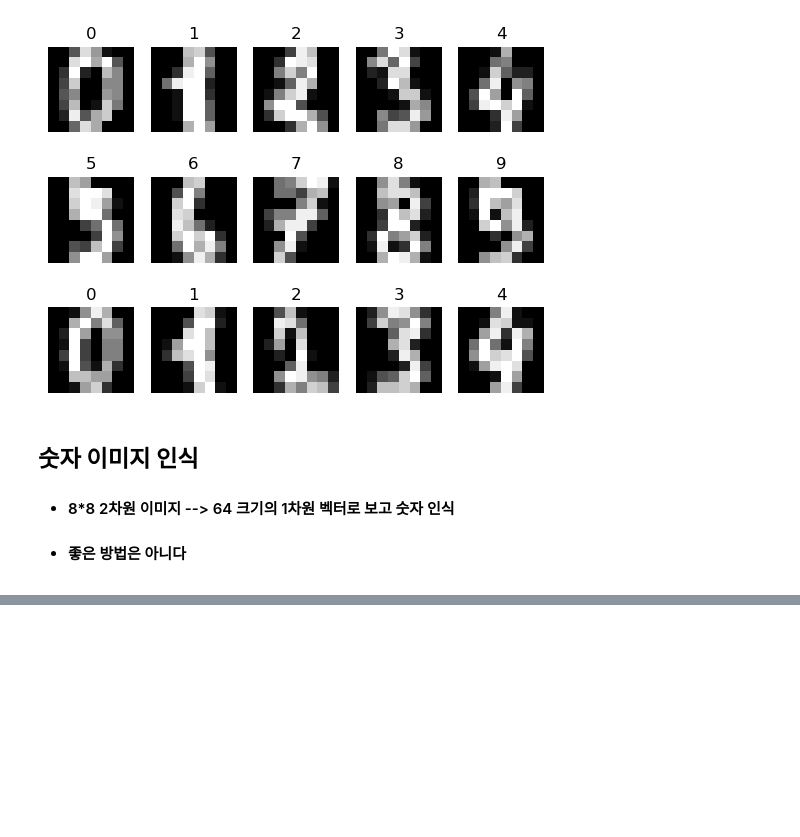
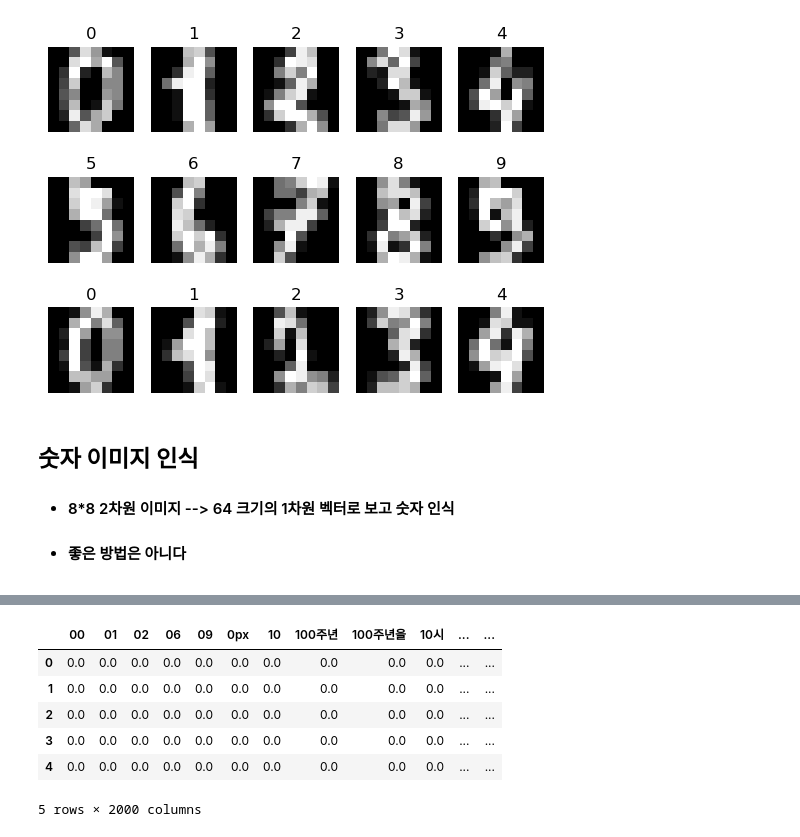
Before and after one commit to hanjaek/Data_Analysis, a Jupyter notebook: M3/Text_Mining.ipynb, the cells around one changed output, grey strips where cells are left out. Cells and saved outputs as stored; diff of their text form; code cells hidden in the pictures; blank space fills up the shorter version.

```diff
--- a/M3/Text_Mining.ipynb
+++ b/M3/Text_Mining.ipynb
@@ -194,0 +437,13 @@ from sklearn.metrics import accuracy_score
+# %%
+tv = TfidfVectorizer(max_features=2000)
+dtm = tv.fit_transform(news_text.tolist())
+df = pd.DataFrame(dtm.toarray(), columns = tv.get_feature_names_out())
+df.head(5)
+# %% [output]
+|  | 00 | 01 | 02 | 06 | 09 | 0px | 10 | 100주년 | 100주년을 | 10시 | ... | ... |
+| 0 | 0.0 | 0.0 | 0.0 | 0.0 | 0.0 | 0.0 | 0.0 | 0.0 | 0.0 | 0.0 | ... | ... |
+| 1 | 0.0 | 0.0 | 0.0 | 0.0 | 0.0 | 0.0 | 0.0 | 0.0 | 0.0 | 0.0 | ... | ... |
+| 2 | 0.0 | 0.0 | 0.0 | 0.0 | 0.0 | 0.0 | 0.0 | 0.0 | 0.0 | 0.0 | ... | ... |
+| 3 | 0.0 | 0.0 | 0.0 | 0.0 | 0.0 | 0.0 | 0.0 | 0.0 | 0.0 | 0.0 | ... | ... |
+| 4 | 0.0 | 0.0 | 0.0 | 0.0 | 0.0 | 0.0 | 0.0 | 0.0 | 0.0 | 0.0 | ... | ... |
+5 rows × 2000 columns
```
Also changed, not shown: parts of 35 cells of this notebook, 1 other file.
